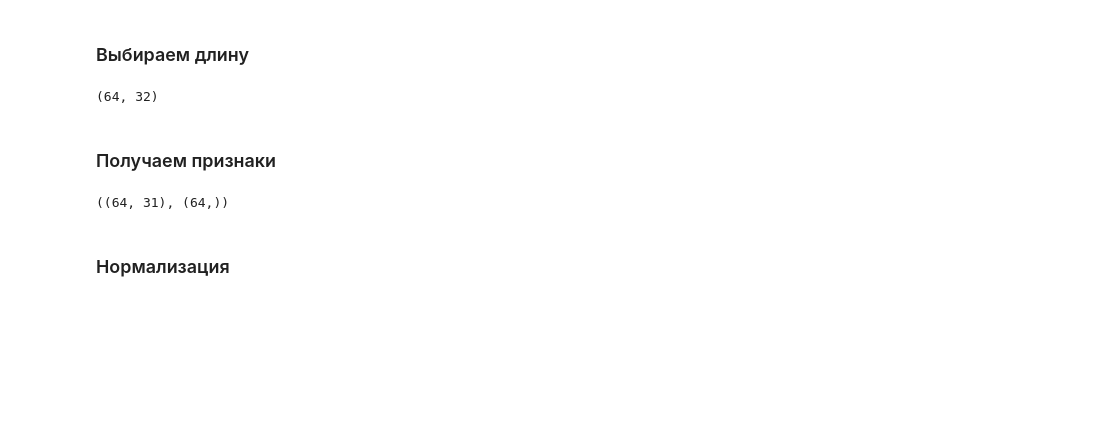
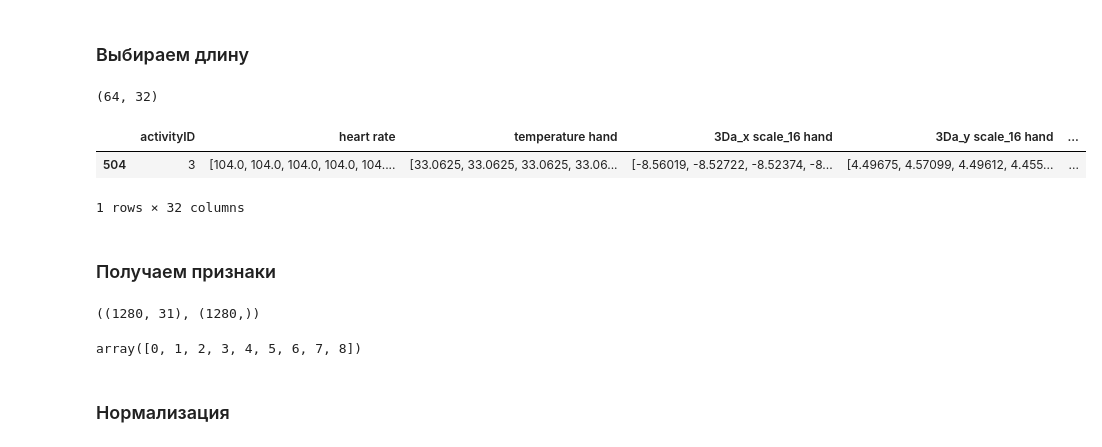
Before and after one commit to FL2107/signals_learning, a Jupyter notebook: RNN Classification.ipynb, the cells around one changed output. Cells and saved outputs as stored; diff of their text form; code cells hidden in the pictures; blank space fills up the shorter version.

```diff
--- a/RNN Classification.ipynb
+++ b/RNN Classification.ipynb
@@ -49,15 +49,28 @@ activities = sep_by_len(all_df, TARGET_LEN)
 activities.shape
 # %% [output]
 (64, 32)
+# %%
+CUT_LEN = 1000
+cut_df = cut_act(activities, CUT_LEN, count=20, random_start=True)
+cut_df.sample()
+# %% [output]
+|  | activityID | heart rate | temperature hand | 3Da_x scale_16 hand | 3Da_y scale_16 hand | ... |
+| 504 | 3 | [104.0, 104.0, 104.0, 104.0, 104.... | [33.0625, 33.0625, 33.0625, 33.06... | [-8.56019, -8.52722, -8.52374, -8... | [4.49675, 4.57099, 4.49612, 4.455... | ... |
+1 rows × 32 columns
 # %% [markdown]
 ### Получаем признаки
 # %%
-X = activities.iloc[:, 1:].values
+X = cut_df.iloc[:, 1:].values
 
-Y = activities.iloc[:, 0] # целевая переменная
+Y = cut_df.iloc[:, 0] # целевая переменная
 X.shape, Y.shape
 # %% [output]
-((64, 31), (64,))
+((1280, 31), (1280,))
+# %%
+y_targ = y_encode(Y)
+np.unique(y_targ)
+# %% [output]
+array([0, 1, 2, 3, 4, 5, 6, 7, 8])
 # %% [markdown]
 ### Нормализация
 # %%
```
Also changed, not shown: parts of 13 cells of this notebook.
